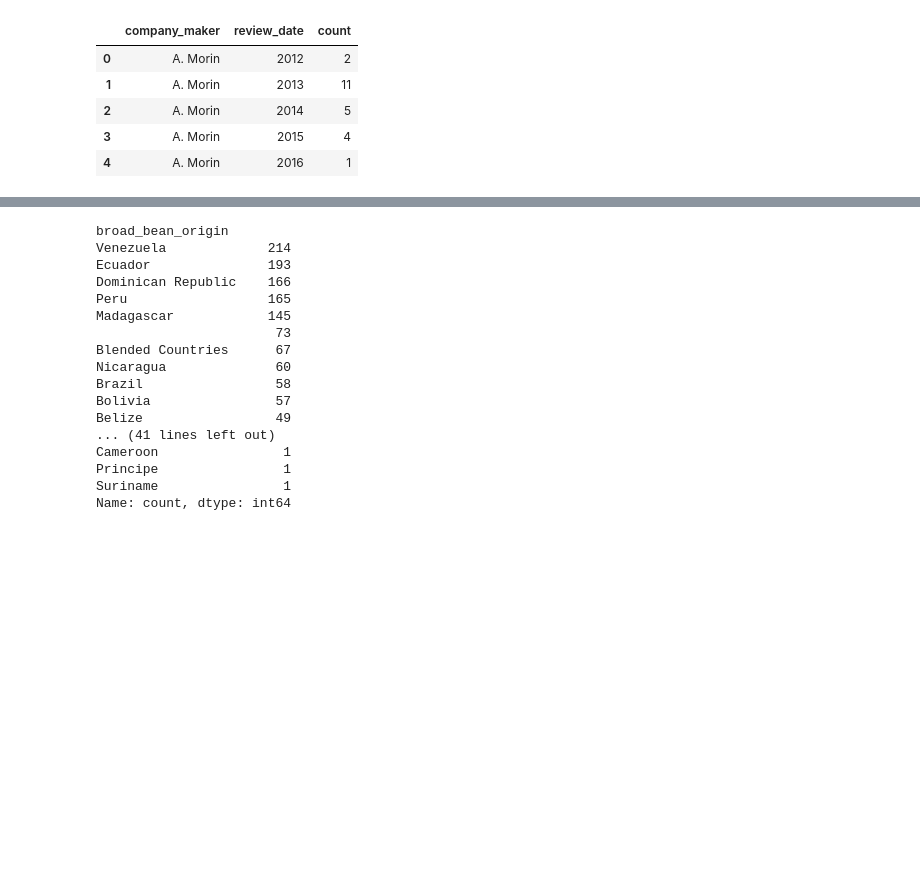
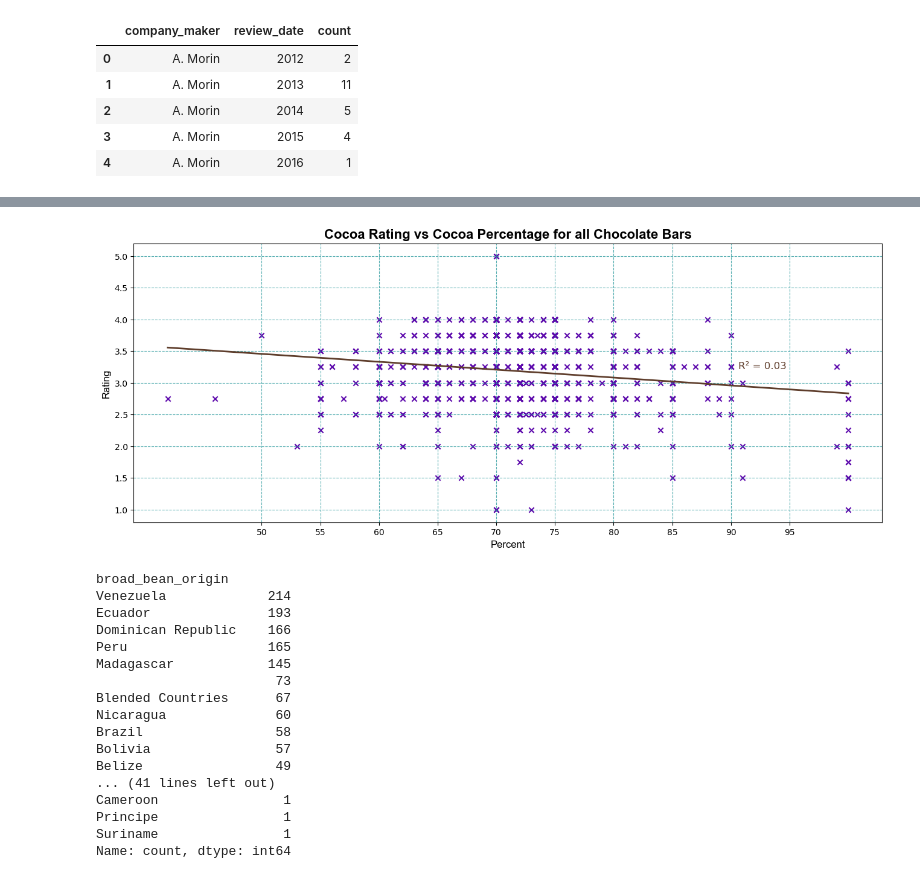
Before and after one commit to mmitry/project-1-group-02, a Jupyter notebook: Final Documents/chocolate-bar--ratings.ipynb, the cells around one changed output, grey strips where cells are left out. Cells and saved outputs as stored; diff of their text form; code cells hidden in the pictures; blank space fills up the shorter version.

```diff
--- a/Final Documents/chocolate-bar--ratings.ipynb
+++ b/Final Documents/chocolate-bar--ratings.ipynb
@@ -418,3 +415,34 @@ print(r_squared)
+# %%
+
+chocolate = df_cleaned.sort_values(by='cocoa_percent', ascending=True)
+# make a scatter plot
+# Change Canvas Size
+plt.figure(figsize=(16, 6))
+# Create a basic plot
+plt.scatter(chocolate.cocoa_percent, chocolate.rating, color="#5C08AC", marker="x")
+
+#regression line
+slope, intercept, rvalue, pvalue, stderr = linregress(chocolate.cocoa_percent, chocolate.rating)
+regression_line = slope * chocolate.cocoa_percent + intercept
+plt.plot(chocolate.cocoa_percent, regression_line, color="#5E3D2B", linewidth=2, label='Regression Line')
+r_squared = rvalue**2
+plt.text(0.84, 0.55, f'R² = {r_squared:.2f}', transform=plt.gca().transAxes, fontsize=12, color="#5E3D2B", ha='center')
+
+# Customizations
+ticks = np.arange(50, 100, 5)
+plt.xticks(ticks)
+# Change colors
+# Add in reference lines
+# Add Labels/Title
+plt.xlabel("Percent", fontfamily="Arial", fontsize=12)
+plt.ylabel("Rating", fontfamily="Arial", fontsize=12)
+plt.title("Cocoa Rating vs Cocoa Percentage for all Chocolate Bars", fontweight="bold", fontsize=16, fontfamily="Arial")
+# Add in a background grid
+plt.grid(linestyle="--", color="#199296", alpha=0.75)
+# Show plot
+plt.show()
+# %% [output]
+[figure, new version]
 # %%
 # Broad Bean Origin Count
 df_cleaned['broad_bean_origin'].value_counts()
```
Also changed, not shown: parts of 12 cells of this notebook, 21 other files.
